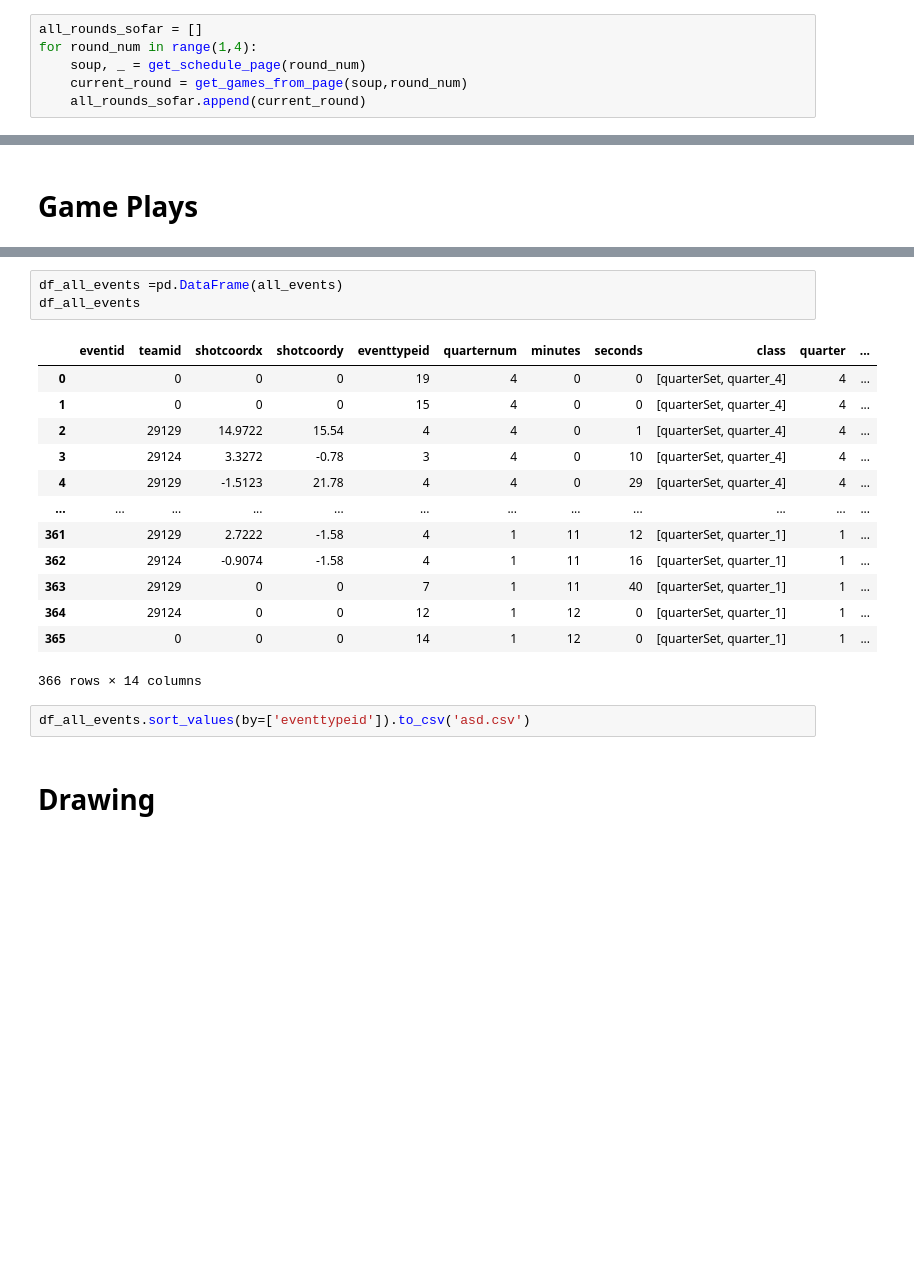
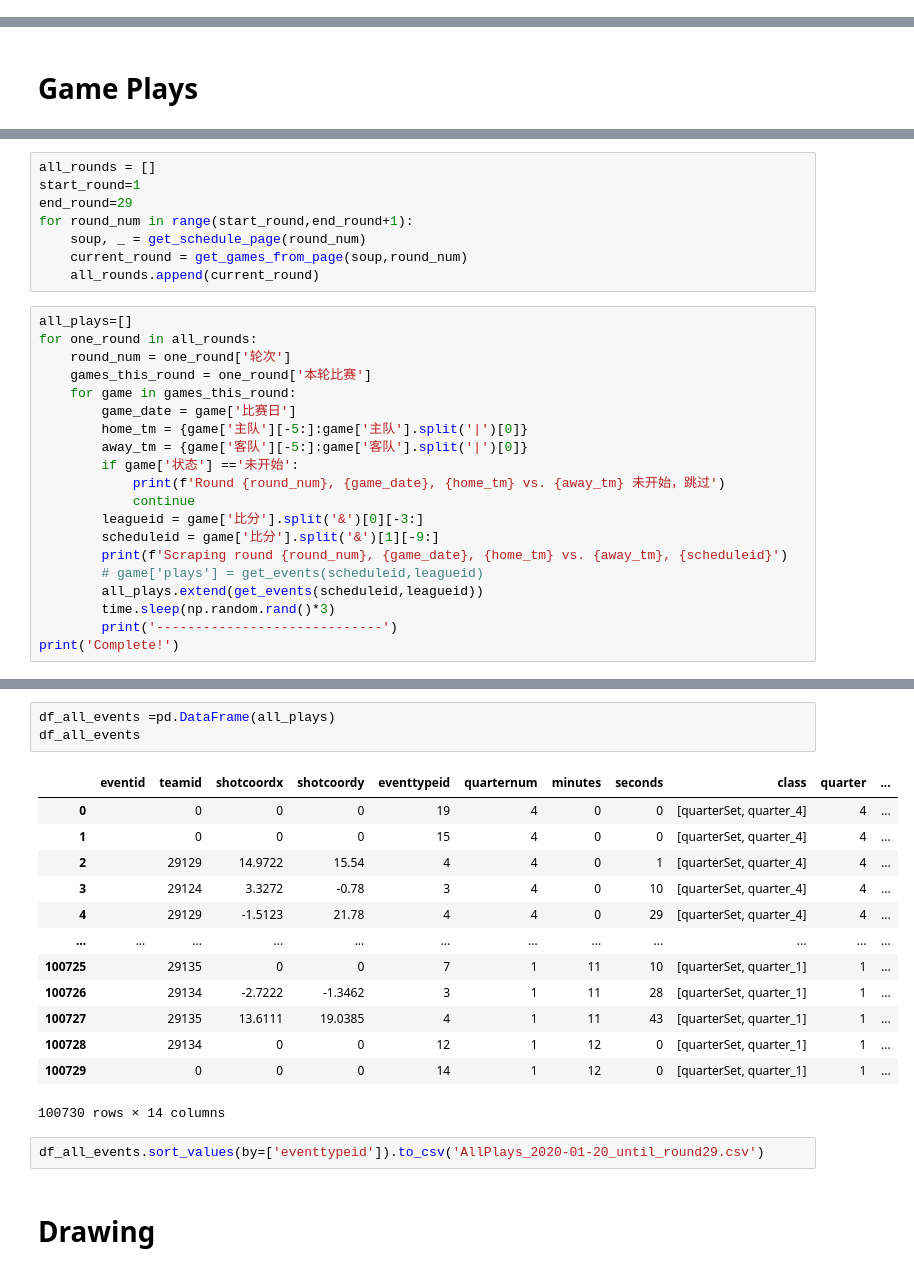
Before and after one commit to JJnotJimmyJohn/CBA-stats-dev, a Jupyter notebook: Scraping/PlayByPlayScraping.ipynb, the cells around one changed output, grey strips where cells are left out. Saved outputs shown, nothing was run; the diff lists cells and outputs as text; blank space fills up the shorter version.

```diff
--- a/Scraping/PlayByPlayScraping.ipynb
+++ b/Scraping/PlayByPlayScraping.ipynb
@@ -63,9 +64,3 @@ def get_games_from_page(soup,round_num):
 
     current_round['本轮比赛'] = current_round_games
     return current_round
-# %%
-all_rounds_sofar = []
-for round_num in range(1,4):
-    soup, _ = get_schedule_page(round_num)
-    current_round = get_games_from_page(soup,round_num)
-    all_rounds_sofar.append(current_round)
@@ -161,0 +92,28 @@ all_events
+# %%
+all_rounds = []
+start_round=1
+end_round=29
+for round_num in range(start_round,end_round+1):
+    soup, _ = get_schedule_page(round_num)
+    current_round = get_games_from_page(soup,round_num)
+    all_rounds.append(current_round)
+# %%
+all_plays=[]
+for one_round in all_rounds:
+    round_num = one_round['轮次']
+    games_this_round = one_round['本轮比赛']
+    for game in games_this_round:
+        game_date = game['比赛日']
+        home_tm = {game['主队'][-5:]:game['主队'].split('|')[0]}
+        away_tm = {game['客队'][-5:]:game['客队'].split('|')[0]}
+        if game['状态'] =='未开始':
+            print(f'Round {round_num}, {game_date}, {home_tm} vs. {away_tm} 未开始，跳过')
+            continue
+        leagueid = game['比分'].split('&')[0][-3:]
+        scheduleid = game['比分'].split('&')[1][-9:]
+        print(f'Scraping round {round_num}, {game_date}, {home_tm} vs. {away_tm}, {scheduleid}')
+        # game['plays'] = get_events(scheduleid,leagueid)
+        all_plays.extend(get_events(scheduleid,leagueid))
+        time.sleep(np.random.rand()*3)
+        print('-----------------------------')
+print('Complete!')
@@ -162,22 +138,22 @@ all_events
 # %%
-df_all_events =pd.DataFrame(all_events)
+df_all_events =pd.DataFrame(all_plays)
 df_all_events
 # %% [output]
 |  | eventid | teamid | shotcoordx | shotcoordy | eventtypeid | quarternum | minutes | seconds | class | quarter | ... |
 | 0 |  | 0 | 0 | 0 | 19 | 4 | 0 | 0 | [quarterSet, quarter_4] | 4 | ... |
 | 1 |  | 0 | 0 | 0 | 15 | 4 | 0 | 0 | [quarterSet, quarter_4] | 4 | ... |
 | 2 |  | 29129 | 14.9722 | 15.54 | 4 | 4 | 0 | 1 | [quarterSet, quarter_4] | 4 | ... |
 | 3 |  | 29124 | 3.3272 | -0.78 | 3 | 4 | 0 | 10 | [quarterSet, quarter_4] | 4 | ... |
 | 4 |  | 29129 | -1.5123 | 21.78 | 4 | 4 | 0 | 29 | [quarterSet, quarter_4] | 4 | ... |
 | ... | ... | ... | ... | ... | ... | ... | ... | ... | ... | ... | ... |
-| 361 |  | 29129 | 2.7222 | -1.58 | 4 | 1 | 11 | 12 | [quarterSet, quarter_1] | 1 | ... |
-| 362 |  | 29124 | -0.9074 | -1.58 | 4 | 1 | 11 | 16 | [quarterSet, quarter_1] | 1 | ... |
-| 363 |  | 29129 | 0 | 0 | 7 | 1 | 11 | 40 | [quarterSet, quarter_1] | 1 | ... |
-| 364 |  | 29124 | 0 | 0 | 12 | 1 | 12 | 0 | [quarterSet, quarter_1] | 1 | ... |
-| 365 |  | 0 | 0 | 0 | 14 | 1 | 12 | 0 | [quarterSet, quarter_1] | 1 | ... |
+| 100725 |  | 29135 | 0 | 0 | 7 | 1 | 11 | 10 | [quarterSet, quarter_1] | 1 | ... |
+| 100726 |  | 29134 | -2.7222 | -1.3462 | 3 | 1 | 11 | 28 | [quarterSet, quarter_1] | 1 | ... |
+| 100727 |  | 29135 | 13.6111 | 19.0385 | 4 | 1 | 11 | 43 | [quarterSet, quarter_1] | 1 | ... |
+| 100728 |  | 29134 | 0 | 0 | 12 | 1 | 12 | 0 | [quarterSet, quarter_1] | 1 | ... |
+| 100729 |  | 0 | 0 | 0 | 14 | 1 | 12 | 0 | [quarterSet, quarter_1] | 1 | ... |
-366 rows × 14 columns
+100730 rows × 14 columns
 # %%
-df_all_events.sort_values(by=['eventtypeid']).to_csv('asd.csv')
+df_all_events.sort_values(by=['eventtypeid']).to_csv('AllPlays_2020-01-20_until_round29.csv')
 # %% [markdown]
 # Drawing
 # %%
```
Also changed, not shown: parts of 47 cells of this notebook, 5 other files.
